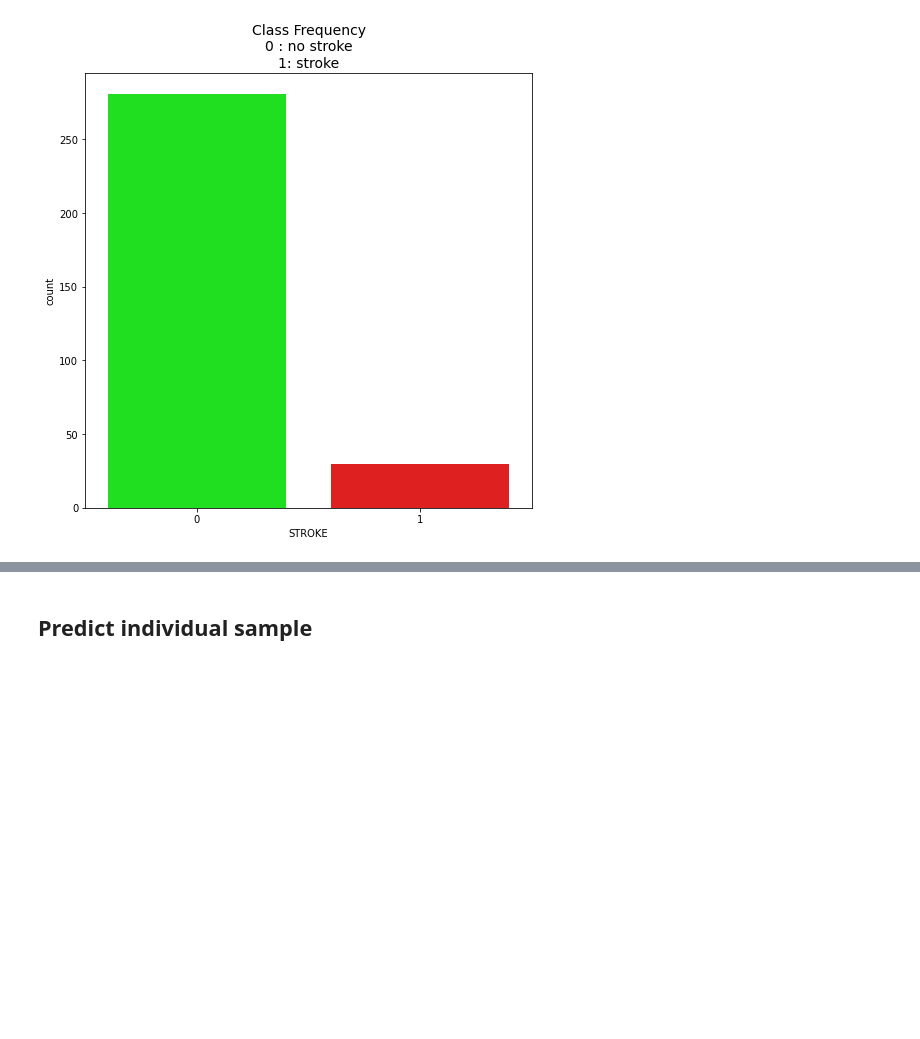
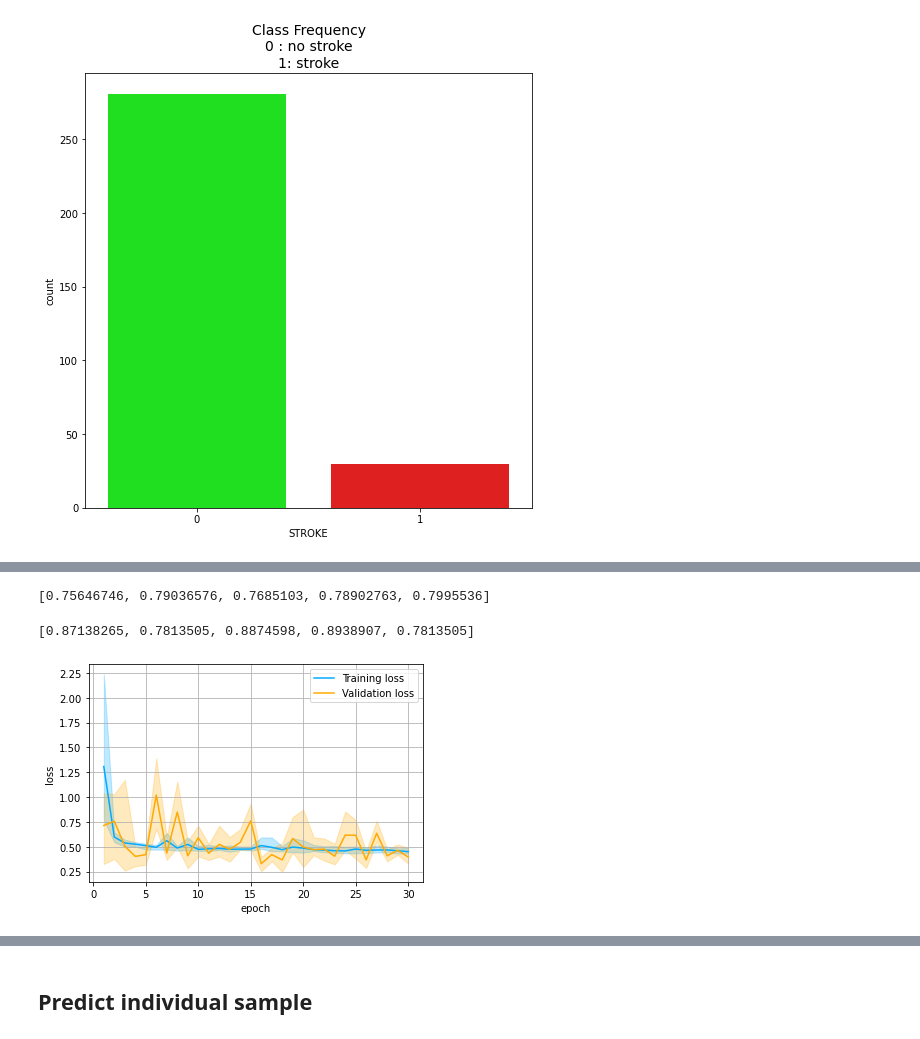
Before and after one commit to grathyaaaa/model-stroke, a Jupyter notebook: stroke-model.ipynb, the cells around one changed output, grey strips where cells are left out. Drawn from its saved outputs; the diff is of its cells as text; code cells hidden in the pictures; blank space fills up the shorter version.

```diff
--- a/stroke-model.ipynb
+++ b/stroke-model.ipynb
@@ -99,4 +121,2 @@ model = baseline_model()
 # %%
 X_train, X_test, y_train, y_test = sklearn.model_selection.train_test_split(X, y, test_size=0.2, random_state=seed)
-# %%
-model.fit(X_train, y_train, epochs=15, batch_size=64)
@@ -150,7 +151,7 @@ for train_index, test_index in skf.split(X, y):
     y_train, y_test = y[train_index], y[test_index]
     X_train , y_train = RandomOverSampler(random_state=seed).fit_resample(X_train, y_train)
     model = baseline_model()
-    history += [model.fit(X_train, y_train, epochs=EPOCHS, batch_size=BATCH_SIZE).history['accuracy']]
+    history += [model.fit(X_train, y_train, validation_data=(X_test,y_test), epochs=EPOCHS, batch_size=BATCH_SIZE)]
 
     m = tf.keras.metrics.Accuracy()
     m.update_state(model.predict_classes(X_train), y_train)
@@ -233,14 +212,37 @@ weighted avg       0.89      0.86      0.87       311
 # %%
 train_acc
+# %% [output]
+[0.75646746, 0.79036576, 0.7685103, 0.78902763, 0.7995536]
 # %%
 test_acc
+# %% [output]
+[0.87138265, 0.7813505, 0.8874598, 0.8938907, 0.7813505]
+# %%
+loss_history = []
+for history1 in history:
+    loss_history += [history1.history['loss']]
+acc_history = []
+for history1 in history:
+    acc_history += [history1.history['accuracy']]
+
+loss_history_val = []
+for history1 in history:
+    loss_history_val += [history1.history['val_loss']]
+acc_history_val = []
+for history1 in history:
+    acc_history_val += [history1.history['val_accuracy']]
 # %%
 f, ax = plt.subplots()
 
-ax.fill_between(range(1, EPOCHS+1), np.max(history, axis=0), np.min(history,axis=0) , alpha=0.25, color="#00aaff")
+ax.fill_between(range(1, EPOCHS+1), np.max(loss_history, axis=0), np.min(loss_history,axis=0) , alpha=0.25, color="#00aaff")
+ax.fill_between(range(1, EPOCHS+1), np.max(loss_history_val, axis=0), np.min(loss_history_val,axis=0) , alpha=0.25, color="#ffaa00")
 
-ax.plot(range(1, EPOCHS+1), np.average(history, axis=0), color="#00aaff", label="Training Accuracy")
-plt.ylabel('Accuracy')
+ax.plot(range(1, EPOCHS+1), np.average(loss_history, axis=0), color="#00aaff", label="Training loss")
+ax.plot(range(1, EPOCHS+1), np.average(loss_history_val, axis=0), color="#ffaa00", label="Validation loss")
+
+plt.ylabel('loss')
 plt.xlabel('epoch')
 ax.legend()
 ax.grid(True)
+# %% [output]
+[figure, added]
```
Also changed, not shown: parts of 10 cells of this notebook.
